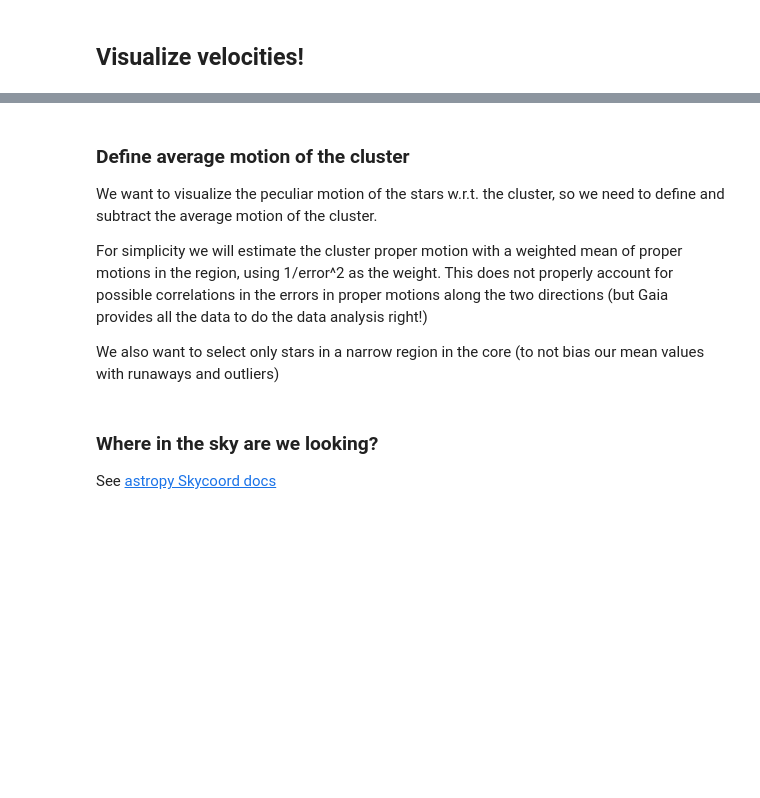
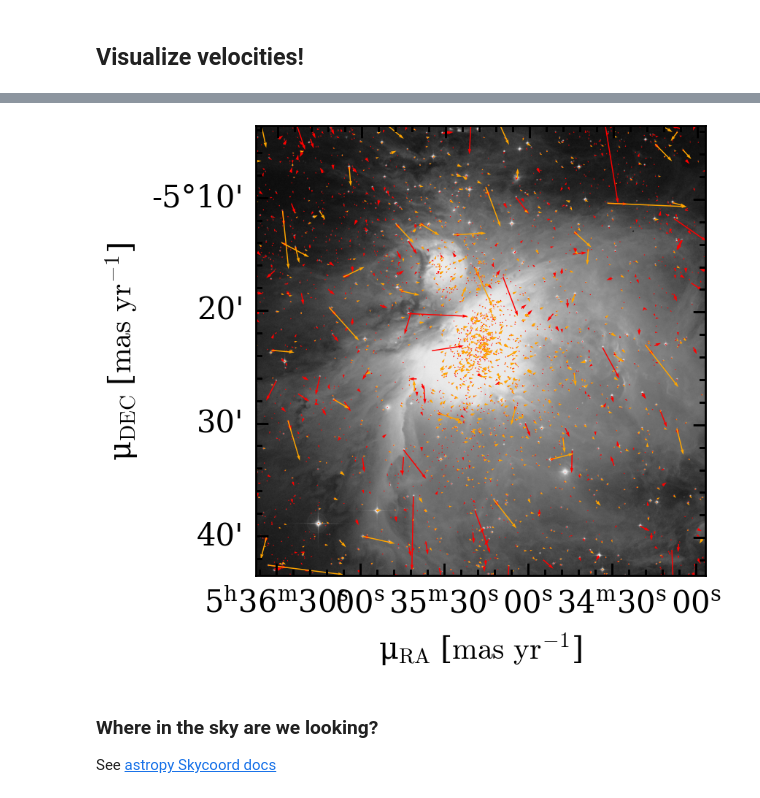
Before and after one commit to mathren/MfA_runaways, a Jupyter notebook: playground/explore_Gaia_dr3_catalog.ipynb, the cells around one changed output, grey strips where cells are left out. Drawn from its saved outputs; the diff is of its cells as text; code cells hidden in the pictures; blank space fills up the shorter version.

```diff
--- a/playground/explore_Gaia_dr3_catalog.ipynb
+++ b/playground/explore_Gaia_dr3_catalog.ipynb
@@ -198,25 +276,32 @@ ax.set_ylabel(r"$\mu_\mathrm{DEC} \ [\mathrm{mas\ yr^{-1}}]$")
 # %%
 # visualize locations and velocities
-fig = plt.figure(figsize=(8,8))
-gs = gridspec.GridSpec(100, 100)
-ax = fig.add_subplot(gs[:, :], projection=wcs)
-ax.quiver(x, y, pmra, pmdec, color='r')
-ax.quiver(x[index_good], y[index_good], pmra[index_good], pmdec[index_good], color='y')
-ax.set_xlabel(r"$\mu_\mathrm{RA} \ [\mathrm{mas\ yr^{-1}}]$")
-ax.set_ylabel(r"$\mu_\mathrm{DEC} \ [\mathrm{mas\ yr^{-1}}]$")
+def velocity_on_sky(stars_sample, wcs, index_good=None, fig_name=False):
+    fig = plt.figure(figsize=(8,8))
+    gs = gridspec.GridSpec(100, 100)
+    ax = fig.add_subplot(gs[:, :], projection=wcs)
+    ra = stars_sample["ra"]
+    dec = stars_sample["dec"]
+    pmra = stars_sample["pmra"]
+    pmdec = stars_sample["pmdec"]
+    positions_icrs = SkyCoord(ra=ra, dec=dec, unit=(u.degree, u.degree), frame='icrs') # in the Gaia frame
+    # get position in underlying image coordinates
+    x, y = wcs.all_world2pix(positions_icrs.ra.deg,positions_icrs.dec.deg, 0)
+    # show underlying image
+    p = ax.imshow(stacked, cmap='gray')
+    ax.quiver(x, y, pmra, pmdec, color='r')
+    ax.quiver(x[index_good], y[index_good], pmra[index_good], pmdec[index_good], color='orange')
+    # clip to composite image -- try commenting the next two lines to see all data!
+    ax.set_xlim(0, len(stacked[0]))
+    ax.set_ylim(0, len(stacked[1]))
+    ax.set_xlabel(r"$\mu_\mathrm{RA} \ [\mathrm{mas\ yr^{-1}}]$")
+    ax.set_ylabel(r"$\mu_\mathrm{DEC} \ [\mathrm{mas\ yr^{-1}}]$")
+    if fig_name:
+        plt.savefig(fig_name)
+        plt.close()
+    else:
+        plt.show()
+
+
+velocity_on_sky(orion_kounkel, wcs, index_good=index_good)
+# %% [output]
+[figure, added]
-# %% [markdown]
-### Define average motion of the cluster
-
-We want to visualize the peculiar motion of the stars w.r.t. the
-cluster, so we need to define and subtract the average motion of the
-cluster.
-
-For simplicity we will estimate the cluster proper motion with a
-weighted mean of proper motions in the region, using 1/error^2 as the
-weight. This does not properly account for possible correlations in
-the errors in proper motions along the two directions (but Gaia
-provides all the data to do the data analysis right!)
-
-
-We also want to select only stars in a narrow region in the core (to
-not bias our mean values with runaways and outliers)
```
Also changed, not shown: parts of 44 cells of this notebook, 2 other files.
